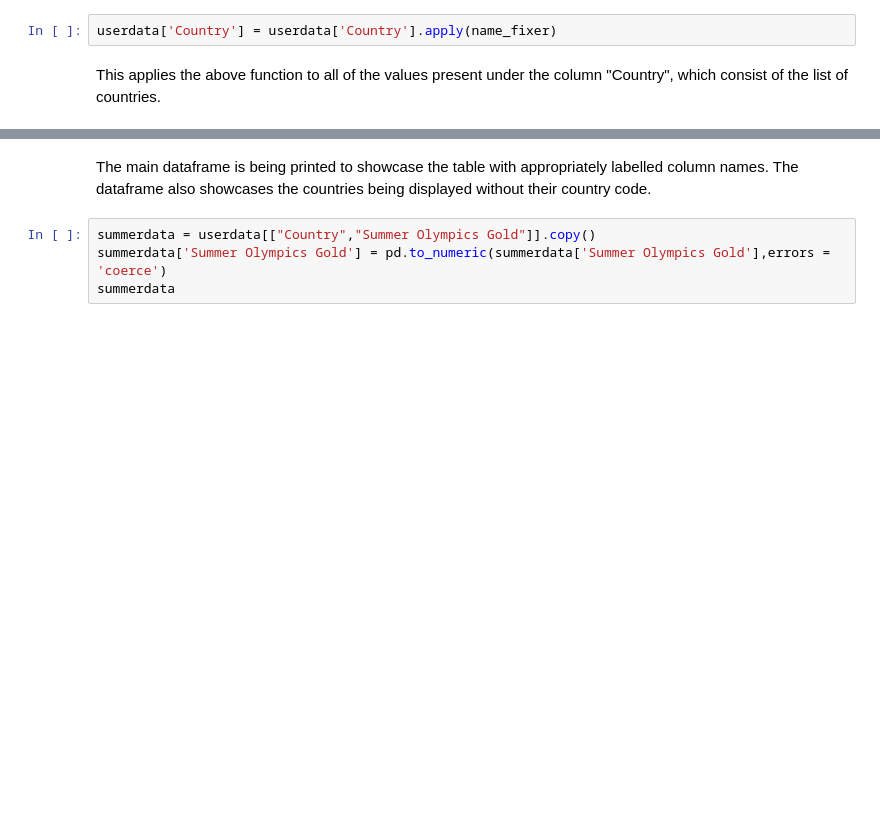
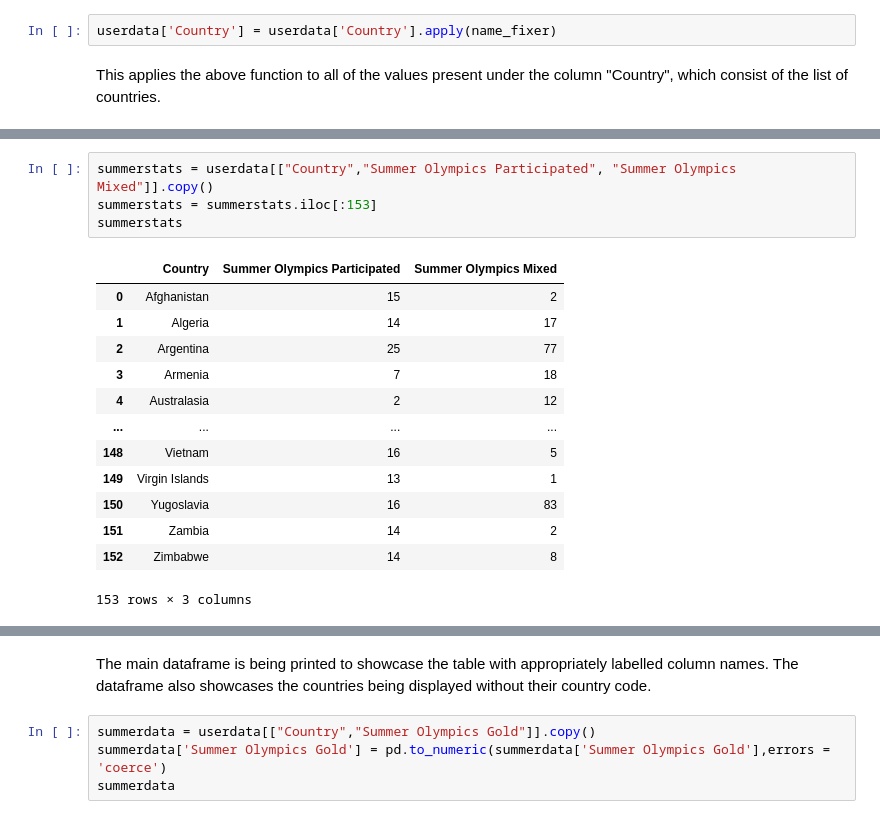
Before and after one commit to krishdevnani/Data-Scraping-Project, a Jupyter notebook: Olympics Project.ipynb, the cells around one changed output, grey strips where cells are left out. Drawn from its saved outputs; the diff is of its cells as text; blank space fills up the shorter version.

```diff
--- a/Olympics Project.ipynb
+++ b/Olympics Project.ipynb
@@ -141,0 +142,18 @@ userdata
+# %%
+summerstats = userdata[["Country","Summer Olympics Participated", "Summer Olympics Mixed"]].copy()
+summerstats = summerstats.iloc[:153]
+summerstats
+# %% [output]
+|  | Country | Summer Olympics Participated | Summer Olympics Mixed |
+| 0 | Afghanistan | 15 | 2 |
+| 1 | Algeria | 14 | 17 |
+| 2 | Argentina | 25 | 77 |
+| 3 | Armenia | 7 | 18 |
+| 4 | Australasia | 2 | 12 |
+| ... | ... | ... | ... |
+| 148 | Vietnam | 16 | 5 |
+| 149 | Virgin Islands | 13 | 1 |
+| 150 | Yugoslavia | 16 | 83 |
+| 151 | Zambia | 14 | 2 |
+| 152 | Zimbabwe | 14 | 8 |
+153 rows × 3 columns
```
Also changed, not shown: parts of 5 cells of this notebook.
